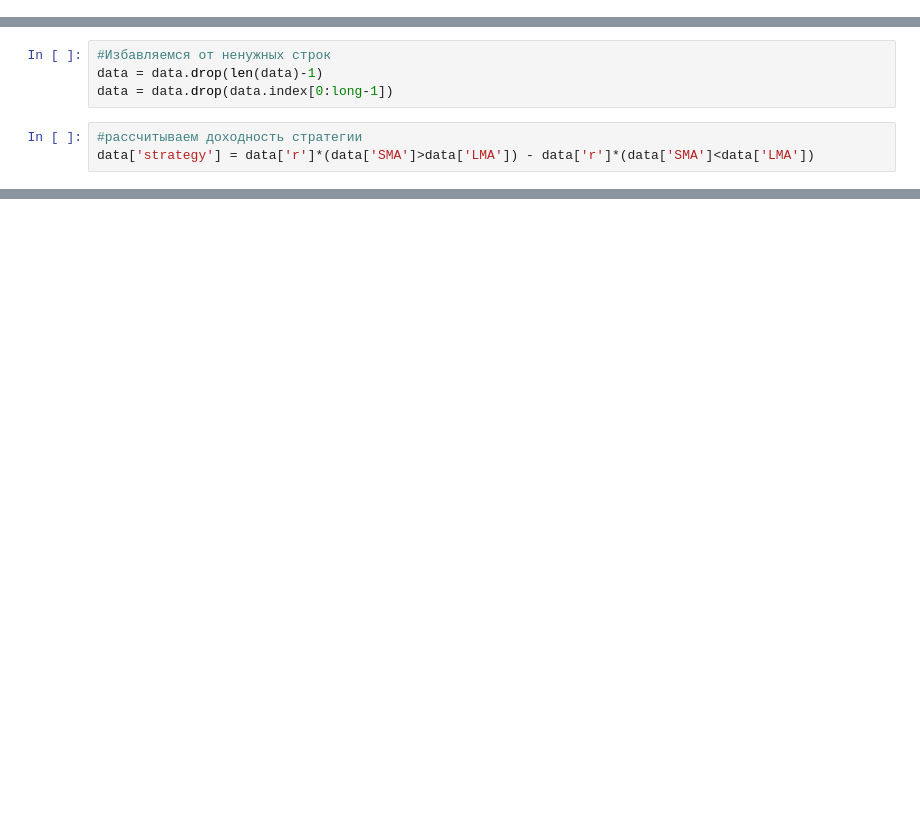
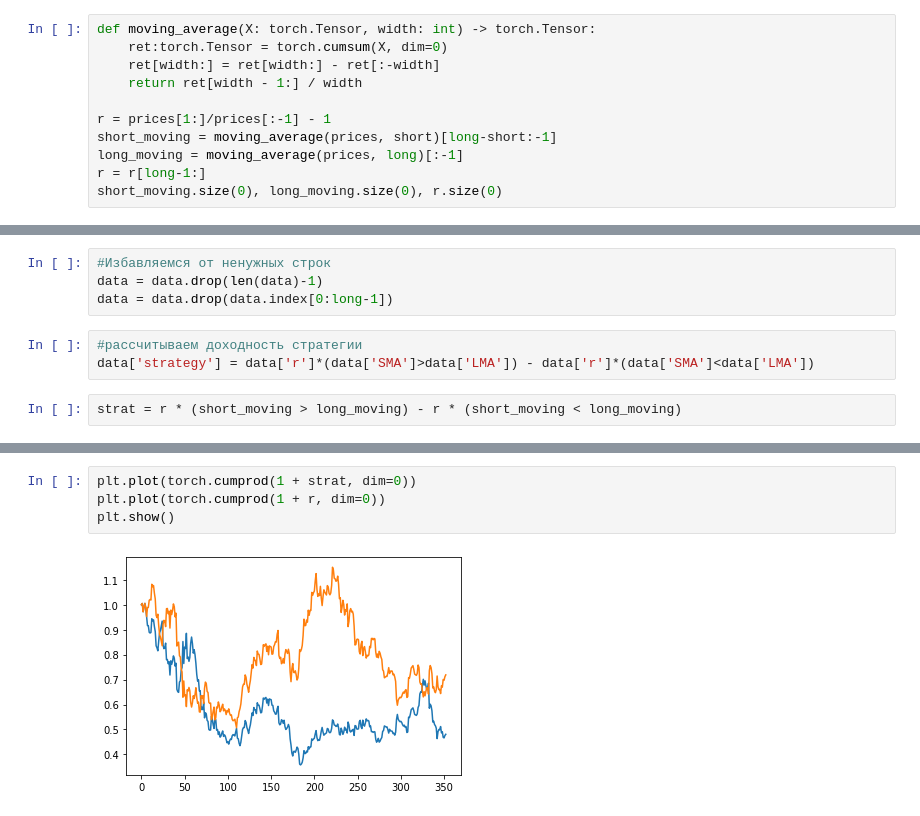
Before and after one commit to YaremusDima/algotrading, a Jupyter notebook: first_steps.ipynb, the cells around one changed output, grey strips where cells are left out. Drawn from its saved outputs; the diff is of its cells as text; blank space fills up the shorter version.

```diff
--- a/first_steps.ipynb
+++ b/first_steps.ipynb
@@ -54,0 +76,11 @@ data['LMA'] = data['Price'].rolling(long).mean()
+# %%
+def moving_average(X: torch.Tensor, width: int) -> torch.Tensor:
+    ret:torch.Tensor = torch.cumsum(X, dim=0)
+    ret[width:] = ret[width:] - ret[:-width]
+    return ret[width - 1:] / width
+
+r = prices[1:]/prices[:-1] - 1
+short_moving = moving_average(prices, short)[long-short:-1]
+long_moving = moving_average(prices, long)[:-1]
+r = r[long-1:]
+short_moving.size(0), long_moving.size(0), r.size(0)
@@ -59,3 +93,5 @@ data = data.drop(data.index[0:long-1])
 # %%
 #рассчитываем доходность стратегии
 data['strategy'] = data['r']*(data['SMA']>data['LMA']) - data['r']*(data['SMA']<data['LMA'])
+# %%
+strat = r * (short_moving > long_moving) - r * (short_moving < long_moving)
@@ -62,3 +114,9 @@ data['strategy'] = data['r']*(data['SMA']>data['LMA']) - data['r']*(data['SMA']<
+# %%
+plt.plot(torch.cumprod(1 + strat, dim=0))
+plt.plot(torch.cumprod(1 + r, dim=0))
+plt.show()
+# %% [output]
+[figure, added]
 # %%
 #визуализируем результаты
 plt.plot(np.cumprod(1+data['strategy']))
```
Also changed, not shown: parts of 14 cells of this notebook, 3 other files.
